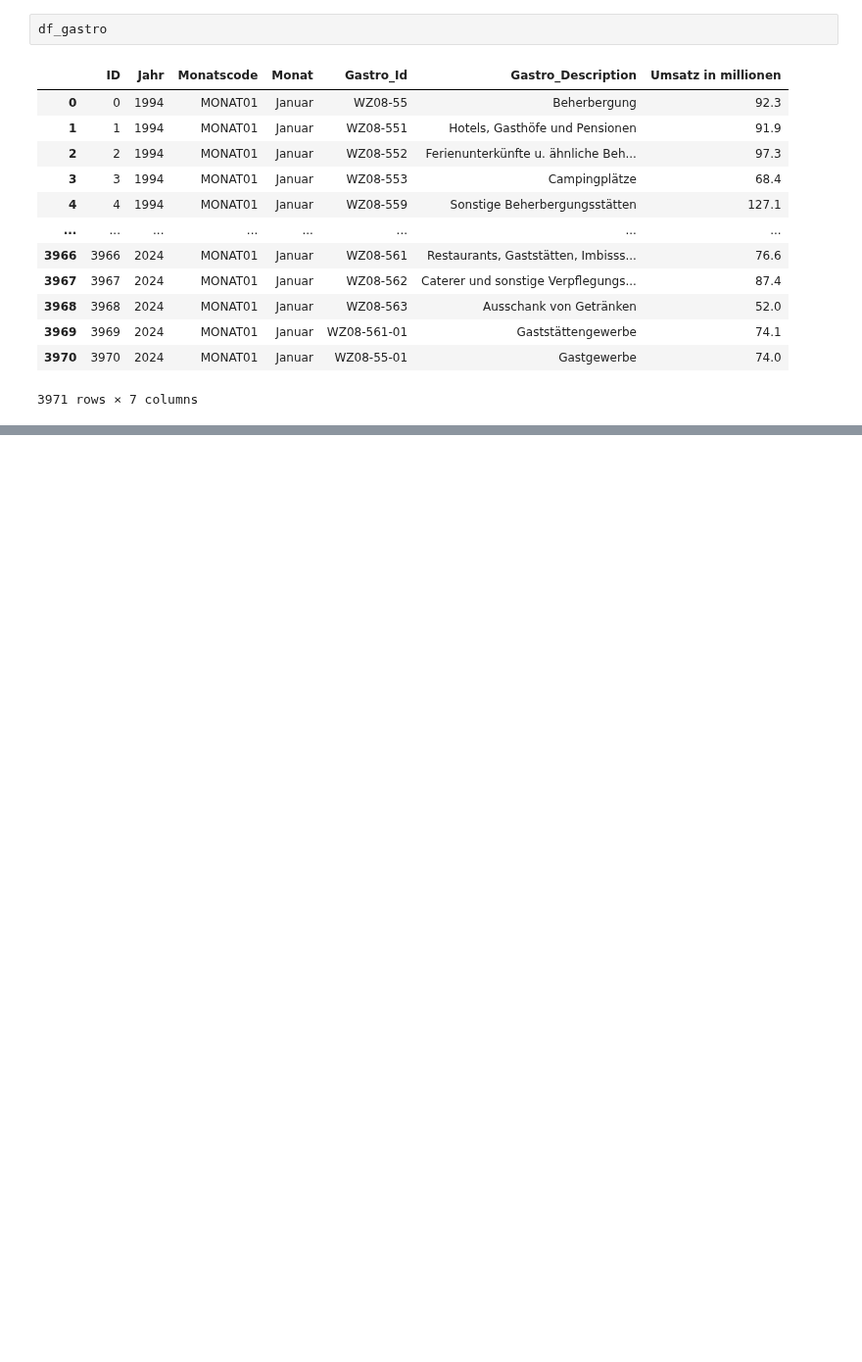
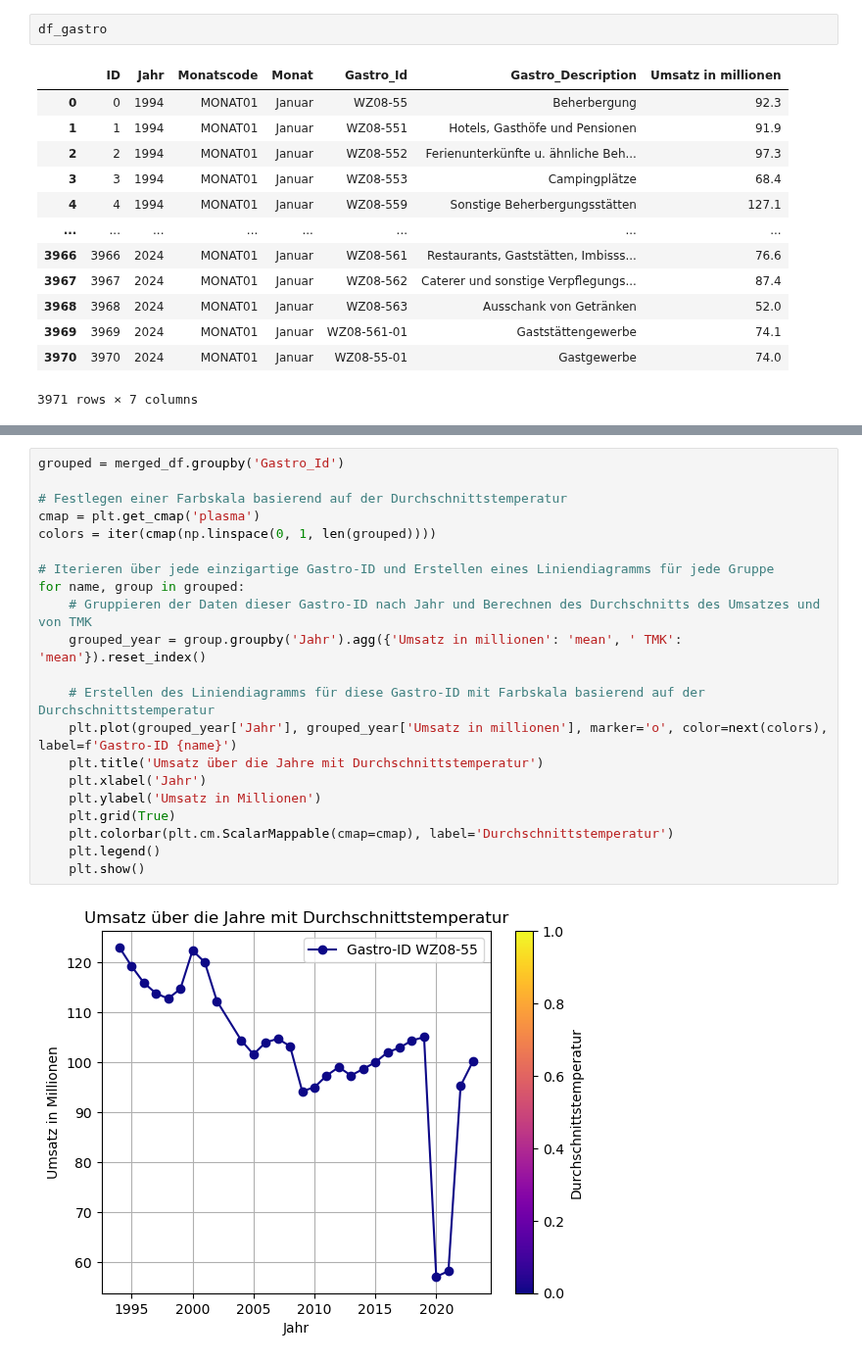
Before and after one commit to Fxvdi/dabi2-project, a Jupyter notebook: 2a_test-analyse.ipynb, the cells around one changed output, grey strips where cells are left out. Shown at 98% size. Cells and saved outputs as stored; diff of their text form; blank space fills up the shorter version.

```diff
--- a/2a_test-analyse.ipynb
+++ b/2a_test-analyse.ipynb
@@ -21,0 +116,23 @@ df_gastro
+# %%
+grouped = merged_df.groupby('Gastro_Id')
+
+# Festlegen einer Farbskala basierend auf der Durchschnittstemperatur
+cmap = plt.get_cmap('plasma')
+colors = iter(cmap(np.linspace(0, 1, len(grouped))))
+
+# Iterieren über jede einzigartige Gastro-ID und Erstellen eines Liniendiagramms für jede Gruppe
+for name, group in grouped:
+    # Gruppieren der Daten dieser Gastro-ID nach Jahr und Berechnen des Durchschnitts des Umsatzes und von TMK
+    grouped_year = group.groupby('Jahr').agg({'Umsatz in millionen': 'mean', ' TMK': 'mean'}).reset_index()
+
+    # Erstellen des Liniendiagramms für diese Gastro-ID mit Farbskala basierend auf der Durchschnittstemperatur
+    plt.plot(grouped_year['Jahr'], grouped_year['Umsatz in millionen'], marker='o', color=next(colors), label=f'Gastro-ID {name}')
+    plt.title('Umsatz über die Jahre mit Durchschnittstemperatur')
+    plt.xlabel('Jahr')
+    plt.ylabel('Umsatz in Millionen')
+    plt.grid(True)
+    plt.colorbar(plt.cm.ScalarMappable(cmap=cmap), label='Durchschnittstemperatur')
+    plt.legend()
+    plt.show()
+# %% [output]
+[figure, added]
```
Also changed, not shown: parts of 11 cells of this notebook.
